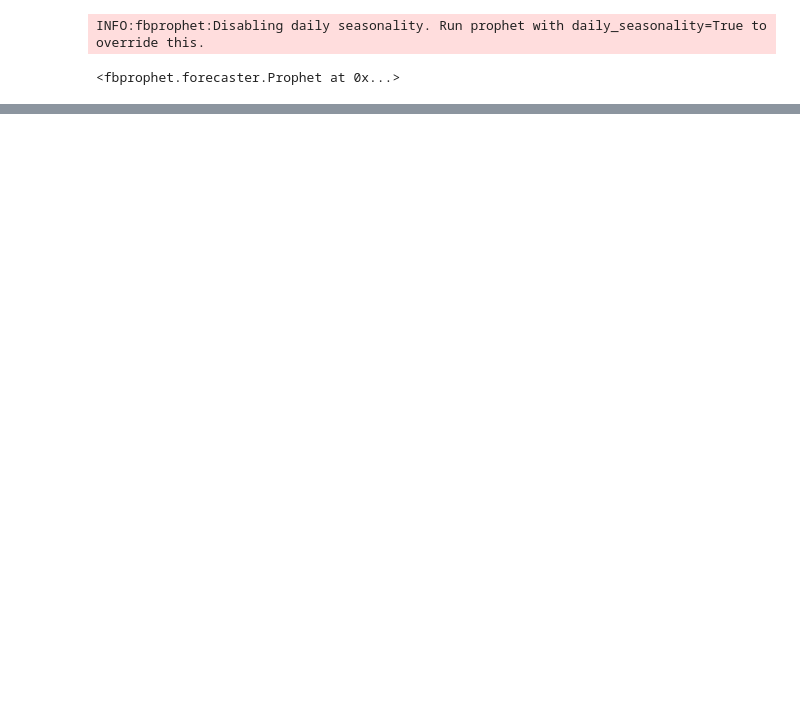
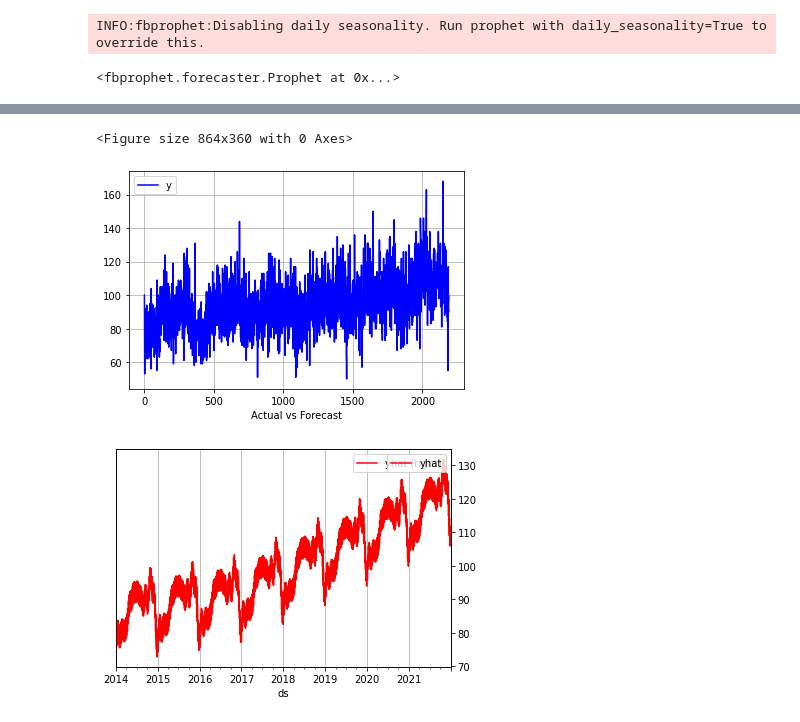
Before and after one commit to lovenalee/Final-Project, a Jupyter notebook: MajCrimes.ipynb, the cells around one changed output, grey strips where cells are left out. Cells and saved outputs as stored; diff of their text form; code cells hidden in the pictures; blank space fills up the shorter version.

```diff
--- a/MajCrimes.ipynb
+++ b/MajCrimes.ipynb
@@ -186,0 +189,20 @@ predictions.plot(x='ds',y='yhat',figsize=(20,5),title='Actual vs Forecast')
+# %%
+plt.figure(figsize=(12,5))
+
+# Number of request every 10 minutes
+# log_10minutely_count_Series = log_df['IP'].resample('10min').count()
+pandas_df.name="Actual"
+pandas_df.plot(color='blue', grid=True)
+plt.legend(loc='upper left')
+plt.xlabel('Actual vs Forecast')
+
+# Sum of response size over each 10 minute
+# log_10minutely_sum_Series = log_df['Bytes'].resample('10min').sum()
+predictions.name = 'Forecast'
+predictions.plot(x='ds',y='yhat', color='red',grid=True, secondary_y=True)
+plt.legend(loc='upper right')
+plt.show()
+# %% [output]
+<Figure size 864x360 with 0 Axes>
+[figure, added]
+[figure, added]
```
Also changed, not shown: parts of 10 cells of this notebook.
